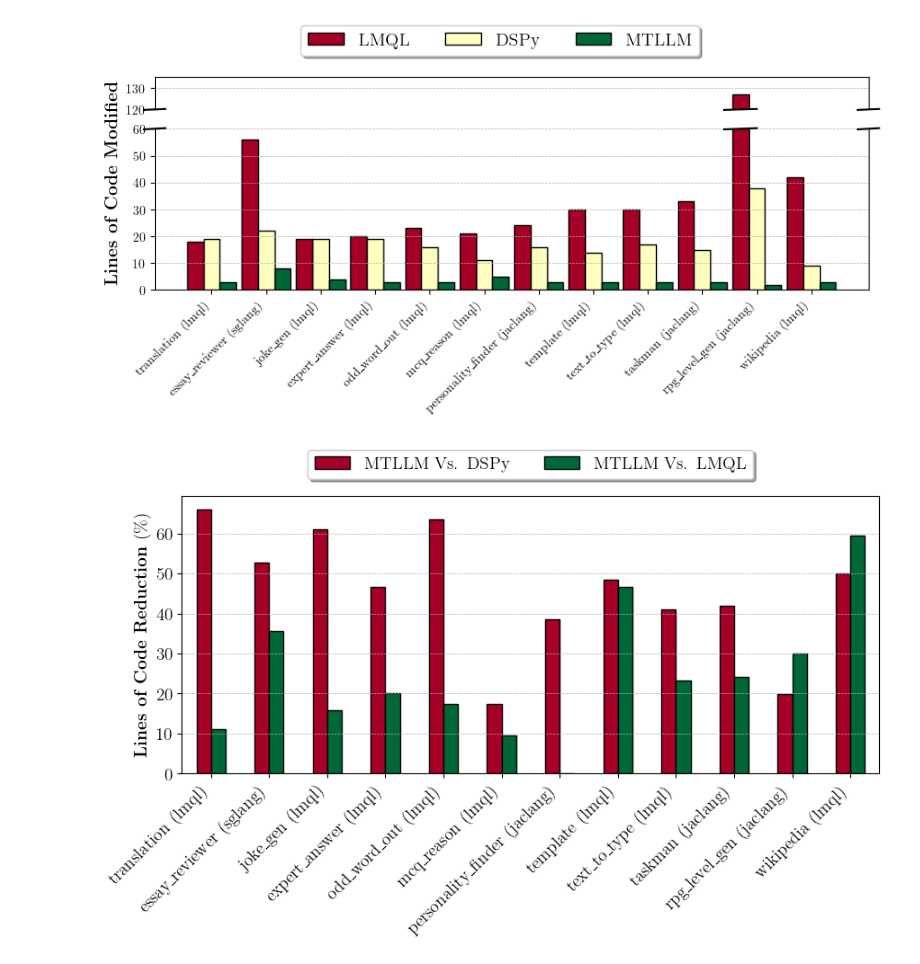
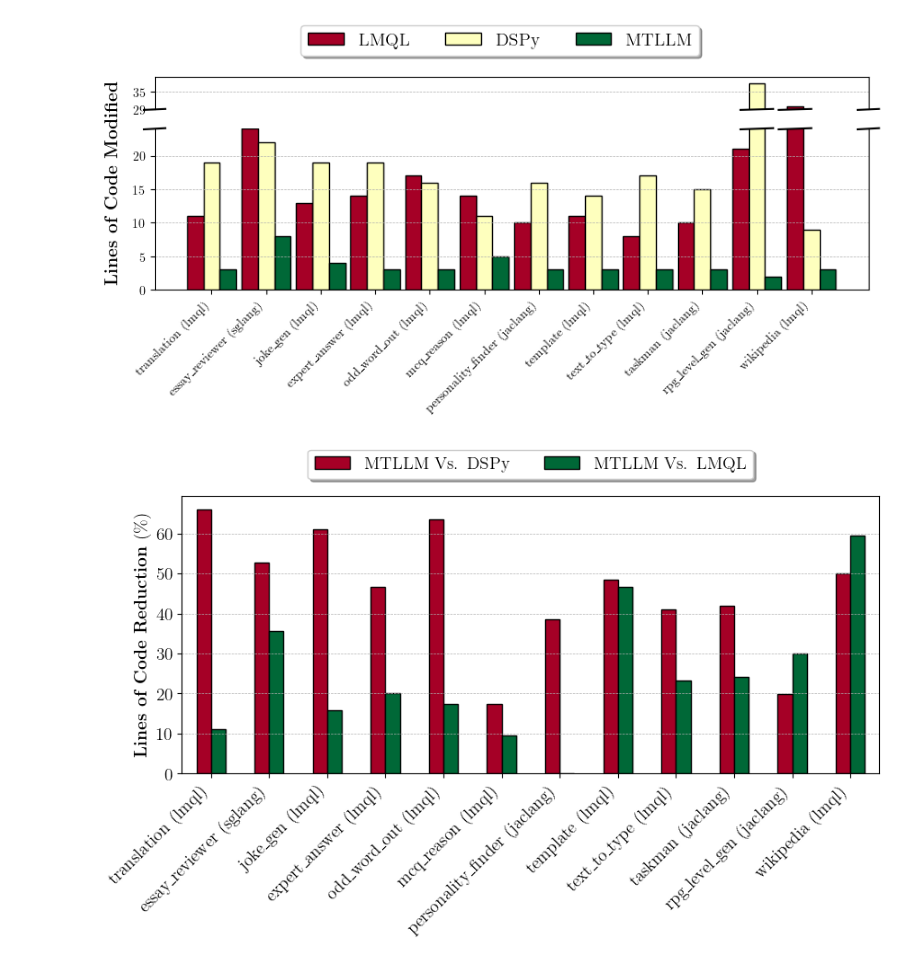
Before and after one commit to Jaseci-Labs/mtllm-evaluation, a Jupyter notebook: runs/LoC_Plots.ipynb, the cells around one changed output. Saved outputs shown, nothing was run; the diff lists cells and outputs as text; code cells hidden in the pictures.

Commit message:
Update accuracy data: need more work

```diff
--- a/runs/LoC_Plots.ipynb
+++ b/runs/LoC_Plots.ipynb
@@ -22,8 +22,8 @@ data_scrubbed = data.drop(columns=['Problem Description','Problem Focus','Desire
                                                                                                                                  ,'MTLLM w/o SemStr LoC':'MTLLM'})
 # %%
 LoC = data_scrubbed[['DSPy','LMQL','MTLLM']]
-LoC_M = data_scrubbed[['LMQL','Number of Line Modifeid Lines - DSPY','Number of Lines Modified - MTLLM']]
-LoC_M = LoC_M.rename(columns={'Number of Line Modifeid Lines - DSPY':'DSPy','Number of Lines Modified - MTLLM':'MTLLM'})
+LoC_M = data_scrubbed[['Number of Line Modifeid Lines - LMQL','Number of Line Modifeid Lines - DSPY','Number of Lines Modified - MTLLM']]
+LoC_M = LoC_M.rename(columns={'Number of Line Modifeid Lines - LMQL':'LMQL','Number of Line Modifeid Lines - DSPY':'DSPy','Number of Lines Modified - MTLLM':'MTLLM'})
 # %%
 # fig, ax = plt.subplots(figsize=(10, 4))
 
@@ -75,12 +75,12 @@ ax1.spines['bottom'].set_visible(False)
 ax1.tick_params(axis='x', which='both', bottom=False)
 ax2.spines['top'].set_visible(False)
 
-bs = 60
-ts = 120
+bs = 24
+ts = 29
 
 ax2.set_ylim(0, bs)
-ax1.set_ylim(ts, 135)
-ax1.set_yticks(np.arange(120, 135, 10))
+ax1.set_ylim(ts, 40)
+ax1.set_yticks(np.arange(29, 40, 6))
 
 # Bar width and positions
 bar_width = 0.3
@@ -105,34 +105,34 @@ ax2.set_xticklabels(XX1.index)
 for tick in ax2.get_xticklabels():
     tick.set_rotation(0)
 
 fig.legend(['LMQL','DSPy','MTLLM'],fontsize=14, loc='upper center', shadow=True, bbox_to_anchor=(0.5, 1.1), ncol=3)
 ax2.set_xticklabels(LoC_M.index.tolist(), rotation=45, ha='right')
 
 d = 0.015
 kwargs = dict(transform=ax1.transAxes, color='k', clip_on=False)
 ax1.plot((-d, +d), (-d, +d), **kwargs)
 ax1.plot((1 - d, 1 + d), (-d, +d), **kwargs)
 kwargs.update(transform=ax2.transAxes)
 ax2.plot((-d, +d), (1 - d/4, 1 + d/4), **kwargs)
 ax2.plot((1 - d, 1 + d), (1 - d/4, 1 + d/4), **kwargs)
 
 for bars1, bars2 in zip([bars1_1, bars1_2, bars1_3], [bars2_1, bars2_2, bars2_3]):
     for b1, b2 in zip(bars1, bars2):
         posx = b2.get_x() + b2.get_width() / 2.
         if b2.get_height() > bs:
             ax2.plot((posx - 20 * d, posx + 20 * d), (1 - d/4, 1 + d/4), color='k', clip_on=False,
                      transform=ax2.get_xaxis_transform())
         if b1.get_height() > ts:
             ax1.plot((posx - 20 * d, posx + 20 * d), (-d, +d), color='k', clip_on=False,
                      transform=ax1.get_xaxis_transform())
 ax1.grid(axis='y',linestyle='--', linewidth=0.5)
 ax2.grid(axis='y',linestyle='--', linewidth=0.5)
 
 fig.text(0.08, 0.5, r'\textbf{Lines of Code Modified}', ha='center', va='center', rotation='vertical', fontsize=14)
 plt.savefig('LoC_modified.png', dpi=300, bbox_inches='tight')
 plt.show()
 # %% [output]
-[figure, old version]
+[figure, new version]
 # %%
 # LoC_reduction_DSPy = pd.DataFrame([])
 # LoC_reduction_DSPy['LMQL'] = LoC['DSPy'] - LoC['LMQL']
```
Also changed, not shown: parts of 1 cell of this notebook, 11 other files.
